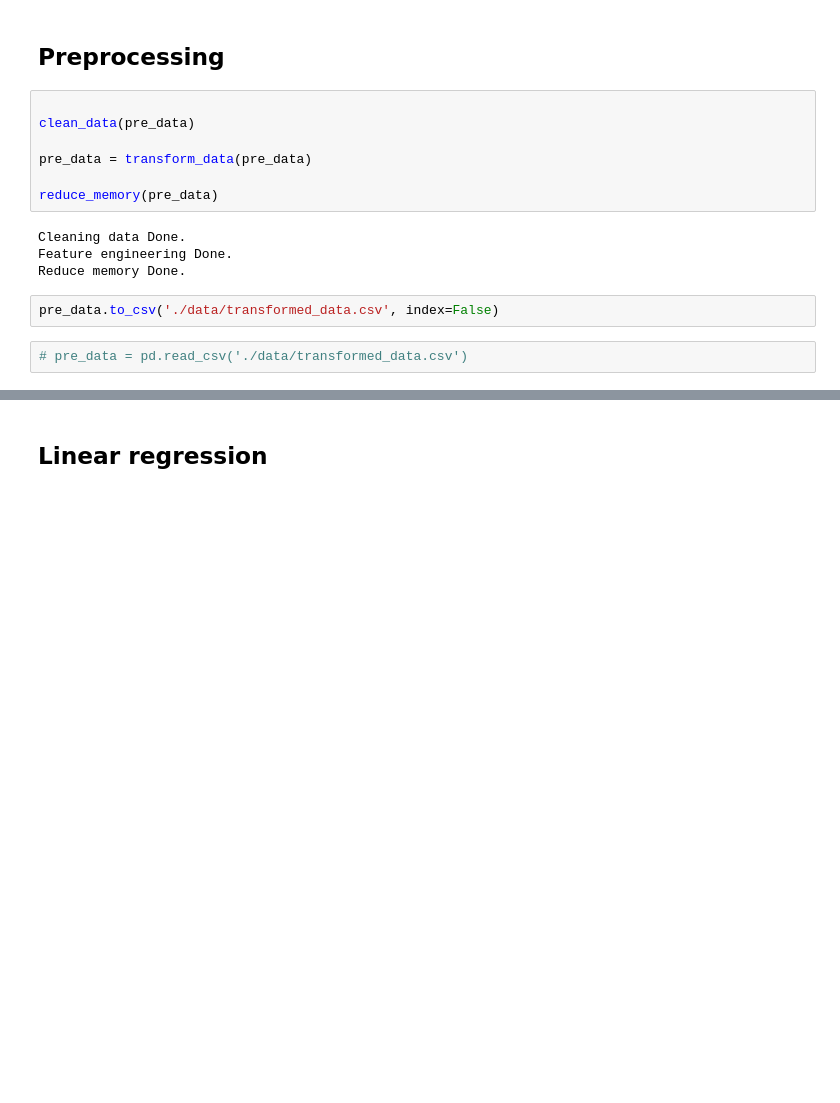
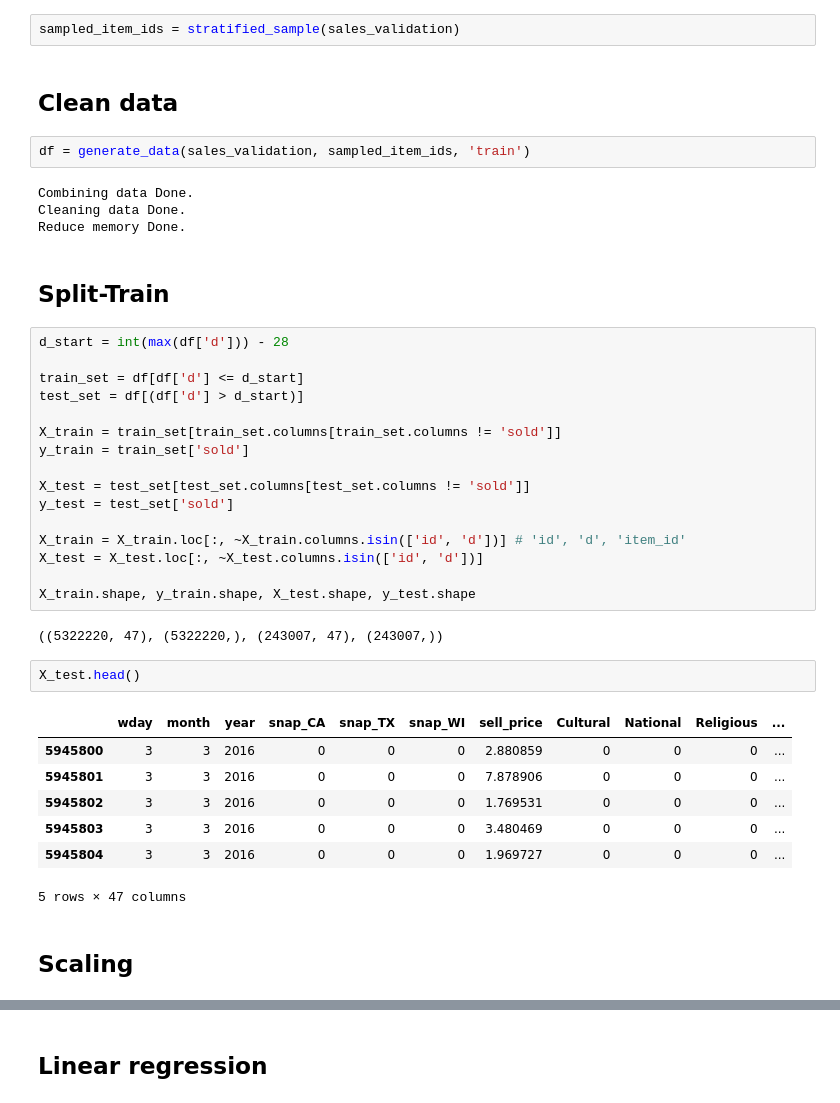
Before and after one commit to ixiaopan/GroupWork, a Jupyter notebook: AML/Model_panpan.ipynb, the cells around one changed output, grey strips where cells are left out. Cells and saved outputs as stored; diff of their text form; blank space fills up the shorter version.

```diff
--- a/AML/Model_panpan.ipynb
+++ b/AML/Model_panpan.ipynb
@@ -120,17 +20,42 @@ pre_data.to_csv('./data/combined_data.csv', index=False)
+# %%
+sampled_item_ids = stratified_sample(sales_validation)
+# %% [markdown]
+## Clean data
+# %%
+df = generate_data(sales_validation, sampled_item_ids, 'train')
+# %% [output]
+Combining data Done.
+Cleaning data Done.
+Reduce memory Done.
+# %% [markdown]
+## Split-Train
+# %%
+d_start = int(max(df['d'])) - 28
+
+train_set = df[df['d'] <= d_start]
+test_set = df[(df['d'] > d_start)]
+
+X_train = train_set[train_set.columns[train_set.columns != 'sold']]
+y_train = train_set['sold']
+
+X_test = test_set[test_set.columns[test_set.columns != 'sold']]
+y_test = test_set['sold']
+
+X_train = X_train.loc[:, ~X_train.columns.isin(['id', 'd'])] # 'id', 'd', 'item_id'
+X_test = X_test.loc[:, ~X_test.columns.isin(['id', 'd'])]
+
+X_train.shape, y_train.shape, X_test.shape, y_test.shape
+# %% [output]
+((5322220, 47), (5322220,), (243007, 47), (243007,))
+# %%
+X_test.head()
+# %% [output]
+|  | wday | month | year | snap_CA | snap_TX | snap_WI | sell_price | Cultural | National | Religious | ... |
+| 5945800 | 3 | 3 | 2016 | 0 | 0 | 0 | 2.880859 | 0 | 0 | 0 | ... |
+| 5945801 | 3 | 3 | 2016 | 0 | 0 | 0 | 7.878906 | 0 | 0 | 0 | ... |
+| 5945802 | 3 | 3 | 2016 | 0 | 0 | 0 | 1.769531 | 0 | 0 | 0 | ... |
+| 5945803 | 3 | 3 | 2016 | 0 | 0 | 0 | 3.480469 | 0 | 0 | 0 | ... |
+| 5945804 | 3 | 3 | 2016 | 0 | 0 | 0 | 1.969727 | 0 | 0 | 0 | ... |
+5 rows × 47 columns
 # %% [markdown]
-## Preprocessing
+## Scaling
-# %%
-
-clean_data(pre_data)
-
-pre_data = transform_data(pre_data)
-
-reduce_memory(pre_data)
-# %% [output]
-Cleaning data Done.
-Feature engineering Done.
-Reduce memory Done.
-# %%
-pre_data.to_csv('./data/transformed_data.csv', index=False)
-# %%
-# pre_data = pd.read_csv('./data/transformed_data.csv')
```
Also changed, not shown: parts of 37 cells of this notebook, 2 other files.
